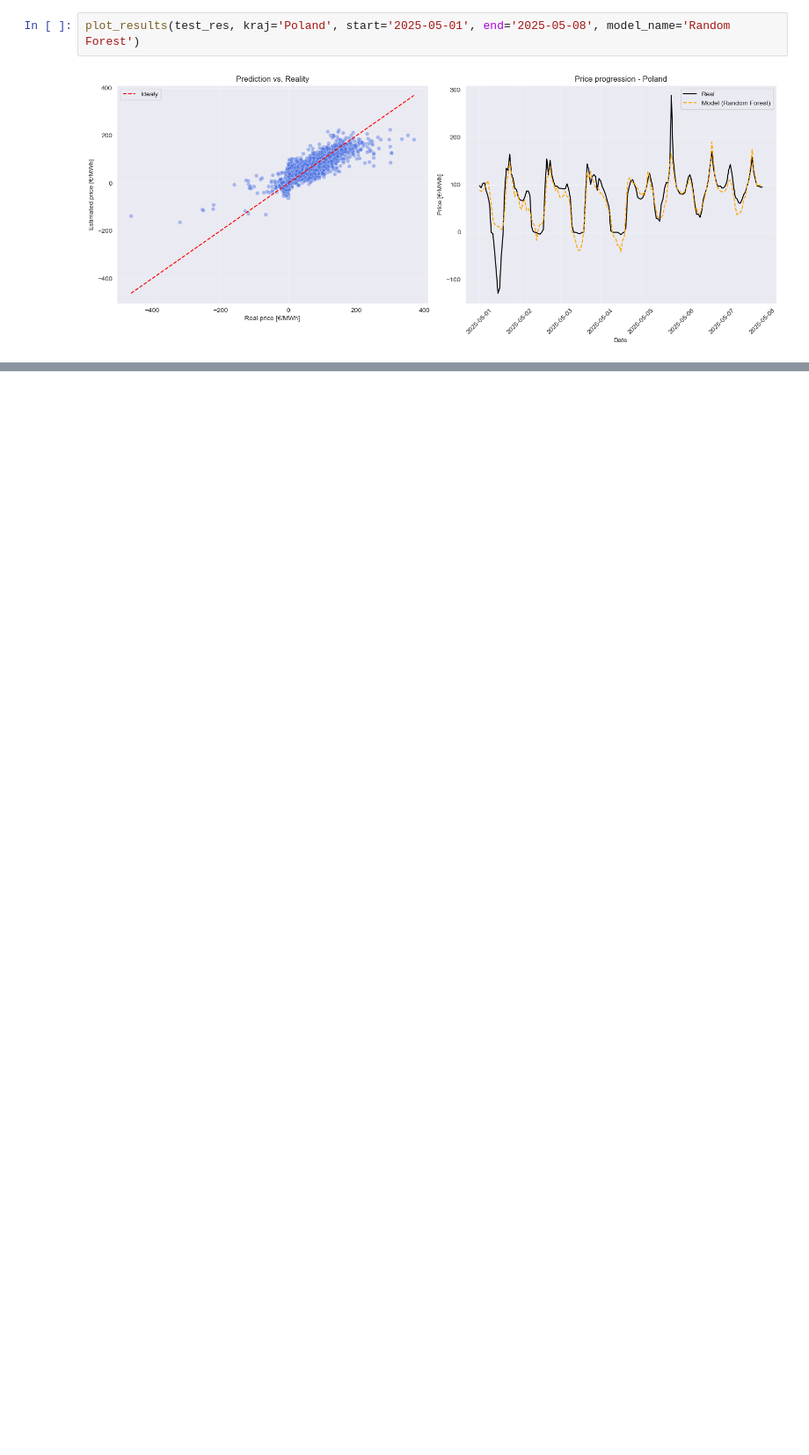
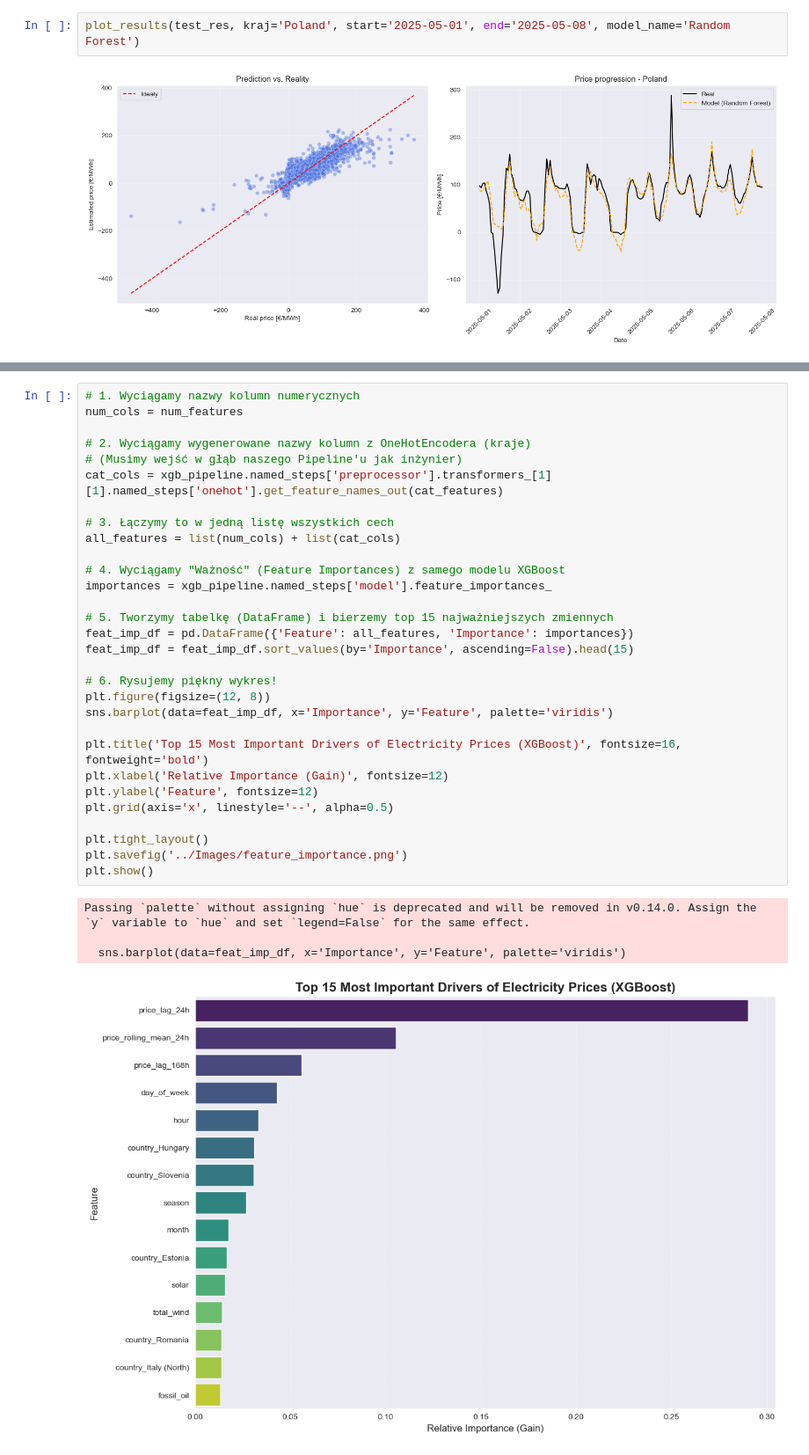
Before and after one commit to Siubuk123/Prediction, a Jupyter notebook: notebooks/03_Models.ipynb, the cells around one changed output, grey strips where cells are left out. Shown at 88% size. Cells and saved outputs as stored; diff of their text form; blank space fills up the shorter version.

```diff
--- a/notebooks/03_Models.ipynb
+++ b/notebooks/03_Models.ipynb
@@ -181,0 +256,35 @@ plot_results(test_res, kraj='Poland', start='2025-05-01', end='2025-05-08', mode
+# %%
+# 1. Wyciągamy nazwy kolumn numerycznych
+num_cols = num_features
+
+# 2. Wyciągamy wygenerowane nazwy kolumn z OneHotEncodera (kraje)
+# (Musimy wejść w głąb naszego Pipeline'u jak inżynier)
+cat_cols = xgb_pipeline.named_steps['preprocessor'].transformers_[1][1].named_steps['onehot'].get_feature_names_out(cat_features)
+
+# 3. Łączymy to w jedną listę wszystkich cech
+all_features = list(num_cols) + list(cat_cols)
+
+# 4. Wyciągamy "Ważność" (Feature Importances) z samego modelu XGBoost
+importances = xgb_pipeline.named_steps['model'].feature_importances_
+
+# 5. Tworzymy tabelkę (DataFrame) i bierzemy top 15 najważniejszych zmiennych
+feat_imp_df = pd.DataFrame({'Feature': all_features, 'Importance': importances})
+feat_imp_df = feat_imp_df.sort_values(by='Importance', ascending=False).head(15)
+
+# 6. Rysujemy piękny wykres!
+plt.figure(figsize=(12, 8))
+sns.barplot(data=feat_imp_df, x='Importance', y='Feature', palette='viridis')
+
+plt.title('Top 15 Most Important Drivers of Electricity Prices (XGBoost)', fontsize=16, fontweight='bold')
+plt.xlabel('Relative Importance (Gain)', fontsize=12)
+plt.ylabel('Feature', fontsize=12)
+plt.grid(axis='x', linestyle='--', alpha=0.5)
+
+plt.tight_layout()
+plt.savefig('../Images/feature_importance.png')
+plt.show()
+# %% [output]
+Passing `palette` without assigning `hue` is deprecated and will be removed in v0.14.0. Assign the `y` variable to `hue` and set `legend=False` for the same effect.
+
+  sns.barplot(data=feat_imp_df, x='Importance', y='Feature', palette='viridis')
+[figure, added]
```
Also changed, not shown: parts of 10 cells of this notebook, 7 other files.
